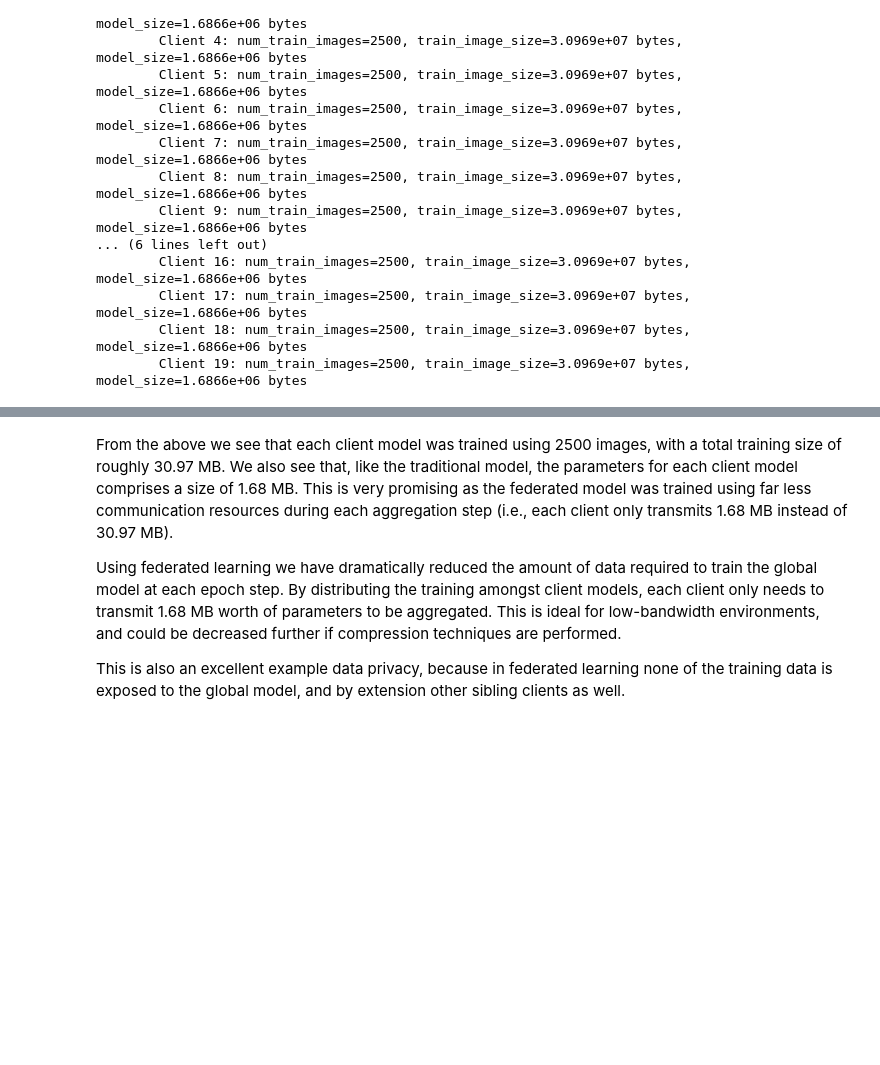
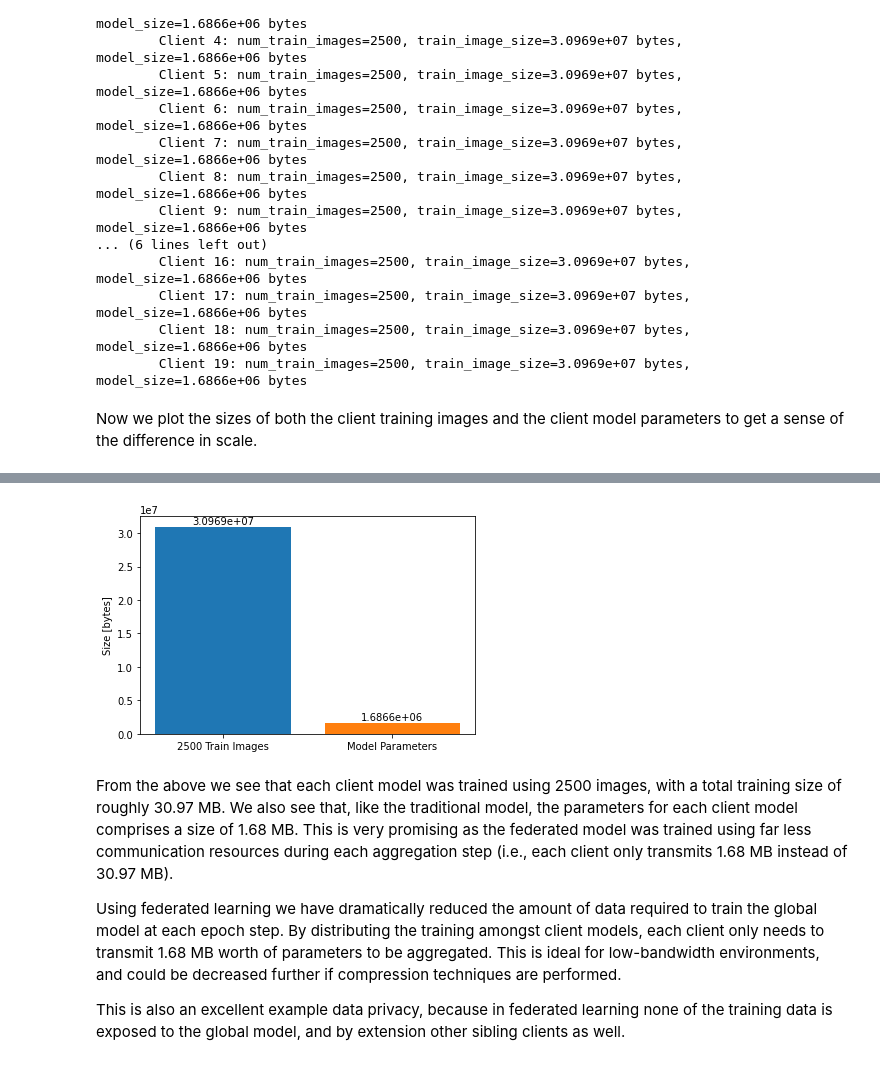
Before and after one commit to zanderman/federated-learning-wireless-demo, a Jupyter notebook: fl-demo.ipynb, the cells around one changed output, grey strips where cells are left out. Saved outputs shown, nothing was run; the diff lists cells and outputs as text; code cells hidden in the pictures; blank space fills up the shorter version.

```diff
--- a/fl-demo.ipynb
+++ b/fl-demo.ipynb
@@ -520,3 +549,17 @@ Federated Learning model summary:
         Client 17: num_train_images=2500, train_image_size=3.0969e+07 bytes, model_size=1.6866e+06 bytes
         Client 18: num_train_images=2500, train_image_size=3.0969e+07 bytes, model_size=1.6866e+06 bytes
         Client 19: num_train_images=2500, train_image_size=3.0969e+07 bytes, model_size=1.6866e+06 bytes
+# %% [markdown]
+Now we plot the sizes of both the client training images and the client model parameters to get a sense of the difference in scale.
+# %%
+# Plot model parameters versus training images for each client.
+plt.bar(f'{len(trainset_cifar10_fl_splits[0].indices)} Train Images', size_cifar10_train_fl[0])
+plt.bar('Model Parameters', size_model_fl_clients[0])
+offset = max(.01*size_cifar10_train_fl[0], .01*size_model_fl_clients[0])
+plt.text(f'{len(trainset_cifar10_fl_splits[0].indices)} Train Images', size_cifar10_train_fl[0] + offset, f"{size_cifar10_train_fl[0]:.4e}", horizontalalignment="center")
+plt.text('Model Parameters', size_model_fl_clients[0] + offset, f"{size_model_fl_clients[0]:.4e}", horizontalalignment="center")
+plt.ylabel('Size [bytes]')
+fname = 'client_train_images_vs_model_params.png'
+plt.savefig(fname, dpi=150, bbox_inches='tight')
+files.download(fname)
+# %% [output]
@@ -523,3 +568,4 @@ Federated Learning model summary:
+[figure, added]
 # %% [markdown]
 From the above we see that each client model was trained using 2500 images, with a total training size of roughly 30.97 MB. We also see that, like the traditional model, the parameters for each client model comprises a size of 1.68 MB. This is very promising as the federated model was trained using far less communication resources during each aggregation step (i.e., each client only transmits 1.68 MB instead of 30.97 MB).
 
```
Also changed, not shown: parts of 18 cells of this notebook.
